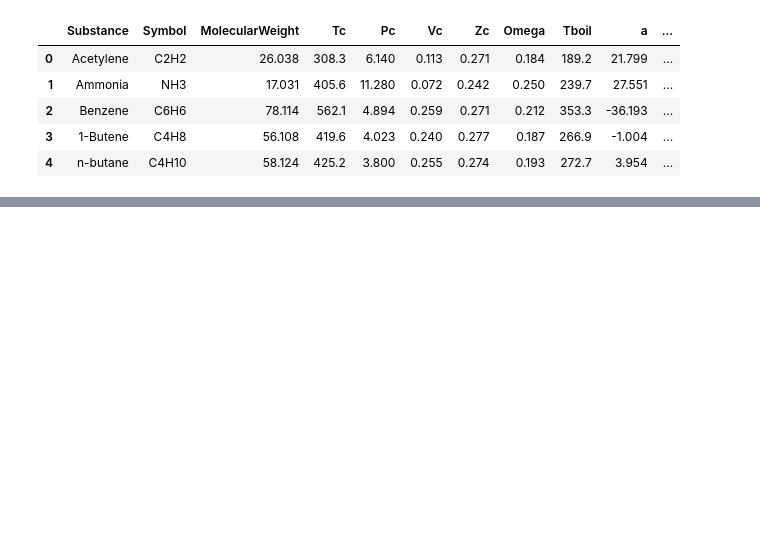
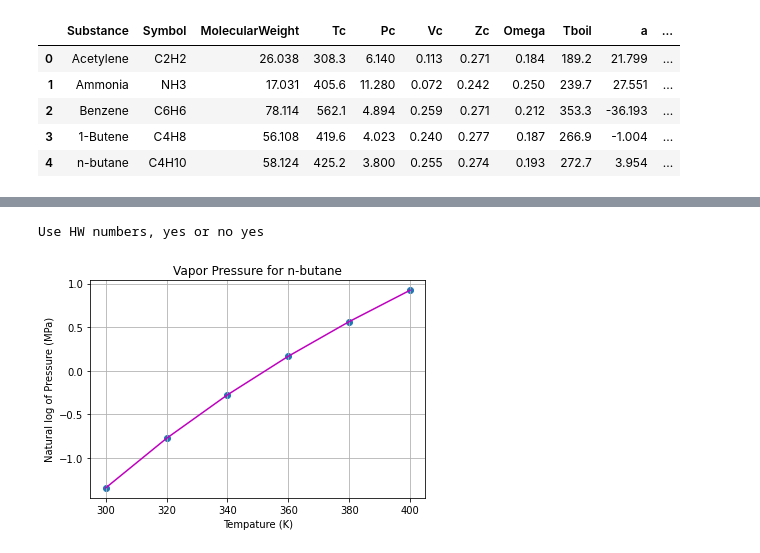
Before and after one commit to Jake-Lockwood/Thermodynamics, a Jupyter notebook: ThermoWorkBetter.ipynb, the cells around one changed output, grey strips where cells are left out. Saved outputs shown, nothing was run; the diff lists cells and outputs as text; code cells hidden in the pictures; blank space fills up the shorter version.

```diff
--- a/ThermoWorkBetter.ipynb
+++ b/ThermoWorkBetter.ipynb
@@ -515,3 +581,8 @@ a.PR_Vapor(400, 1.7)
+# %%
+a.vapor_plot_semilog()
+# %% [output]
+Use HW numbers, yes or no yes
+[figure, added]
 # %%
 a.vapor_plot_semilog_1000()
 # %% [output]
```
Also changed, not shown: parts of 19 cells of this notebook.
